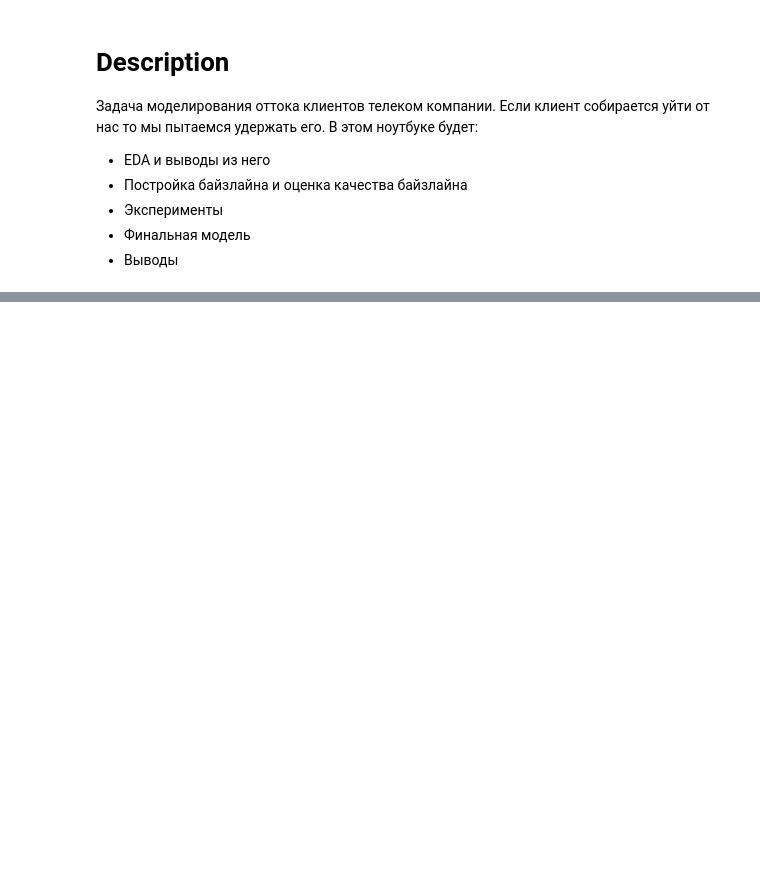
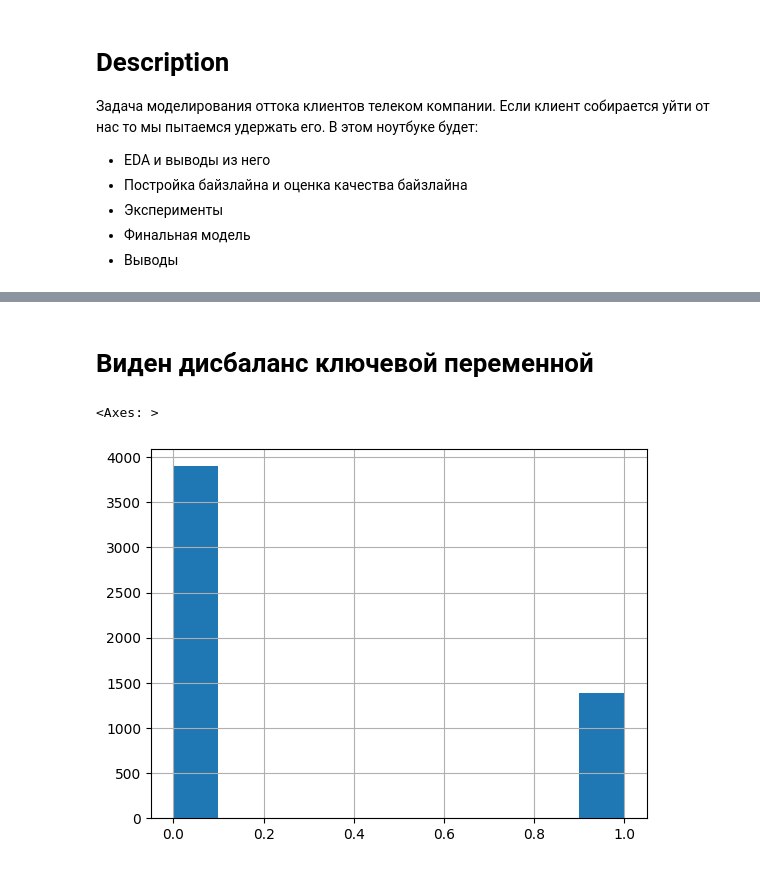
Before and after one commit to matveisut/PredictingUserChurn, a Jupyter notebook: notebooks/main.ipynb, the cells around one changed output, grey strips where cells are left out. Drawn from its saved outputs; the diff is of its cells as text; code cells hidden in the pictures; blank space fills up the shorter version.

```diff
--- a/notebooks/main.ipynb
+++ b/notebooks/main.ipynb
@@ -27,0 +26,7 @@ pd.read_csv('../data/raw/raw_data.csv')
+# %%
+path, target = get_raw_data_path_and_target_name()
+# %%
+df = pd.read_csv(path)
+print(f"Данные загружены из: {path}")
+print(f"Целевая переменная: {target}")
+print(f"Размер данных: {df.shape}")
@@ -27,0 +77,7 @@ pd.read_csv('../data/raw/raw_data.csv')
+# %% [markdown]
+# Виден дисбаланс ключевой переменной
+# %%
+df.Churn.hist()
+# %% [output]
+<Axes: >
+[figure, added]
```
Also changed, not shown: parts of 22 cells of this notebook, 3 other files.
